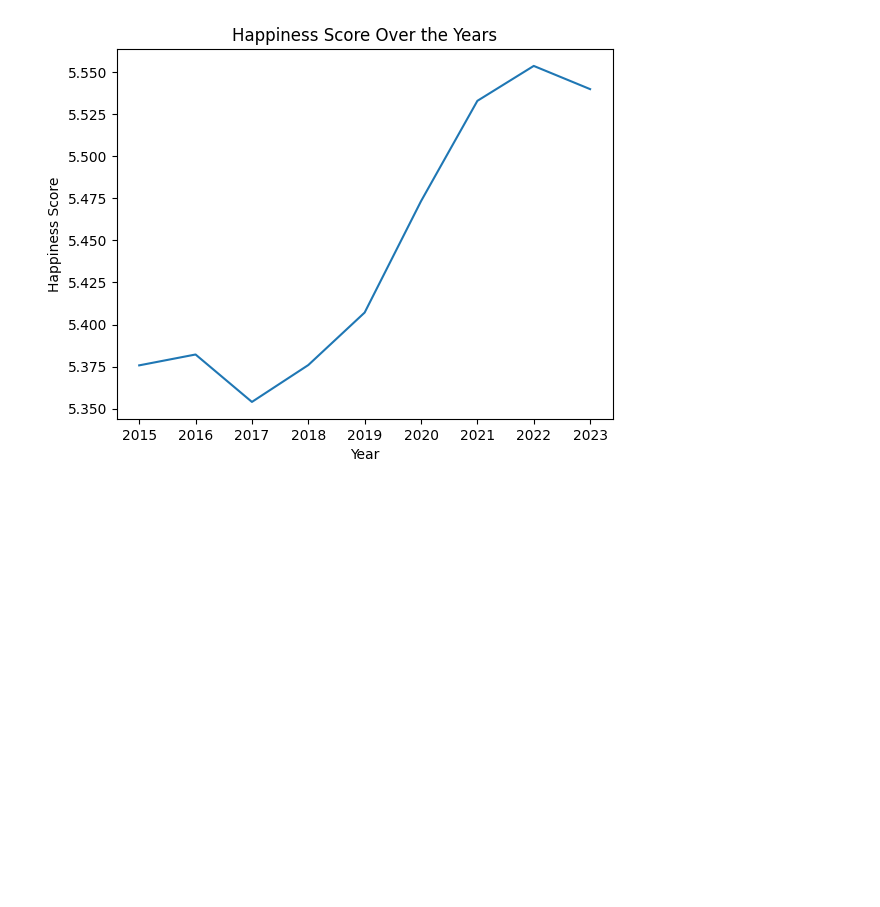
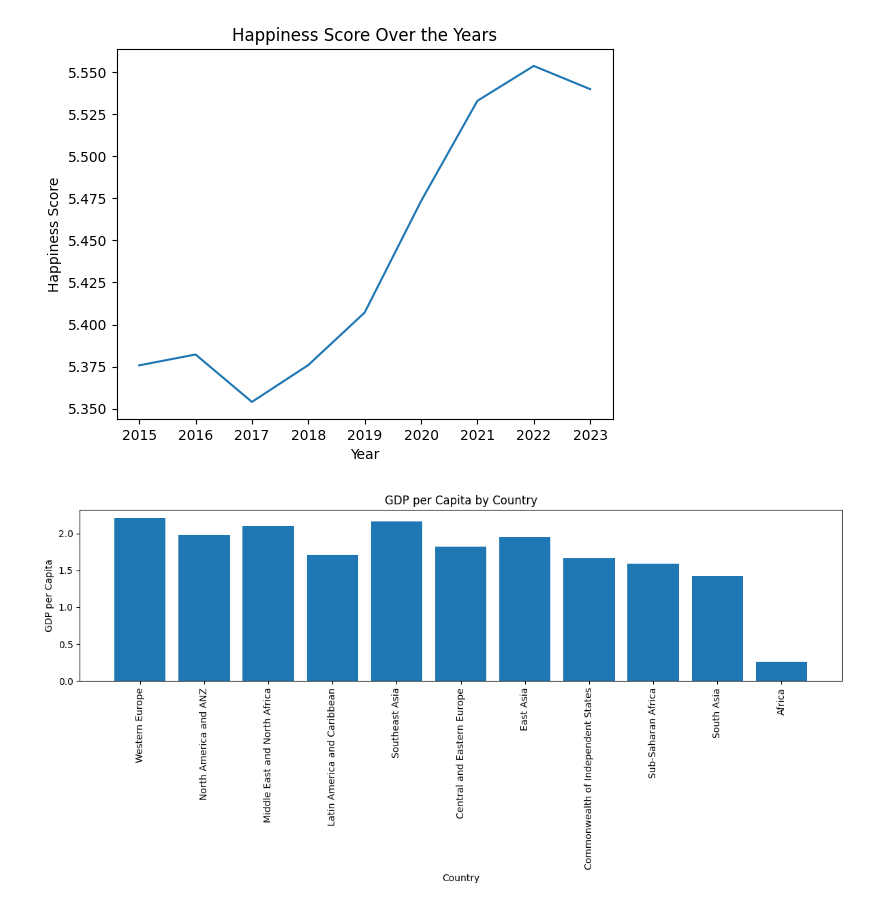
Before and after one commit to malakyoussef1/IDS2, a Jupyter notebook: happy/IDS2.ipynb, the cells around one changed output. Cells and saved outputs as stored; diff of their text form; code cells hidden in the pictures; blank space fills up the shorter version.

```diff
--- a/happy/IDS2.ipynb
+++ b/happy/IDS2.ipynb
@@ -111,3 +120,21 @@ plt.ylabel('Happiness Score')
 plt.show()
 # %% [output]
 [figure]
+# %%
+# Assuming you have a DataFrame named 'df' containing your data
+# You can access the 'country' and 'gdp_per_capita' columns like this:
+countries = df['region']
+gdp_per_capita = df['gdp_per_capita']
+
+# Create a bar chart
+plt.figure(figsize=(12, 6))  # Adjust the figure size as needed
+plt.bar(countries, gdp_per_capita)
+plt.xlabel('Country')
+plt.ylabel('GDP per Capita')
+plt.title('GDP per Capita by Country')
+plt.xticks(rotation=90)  # Rotate the country names on the x-axis for better readability
+
+plt.tight_layout()  # Ensure labels are not cut off
+plt.show()
+# %% [output]
+[figure, added]
```
Also changed, not shown: parts of 3 cells of this notebook.
